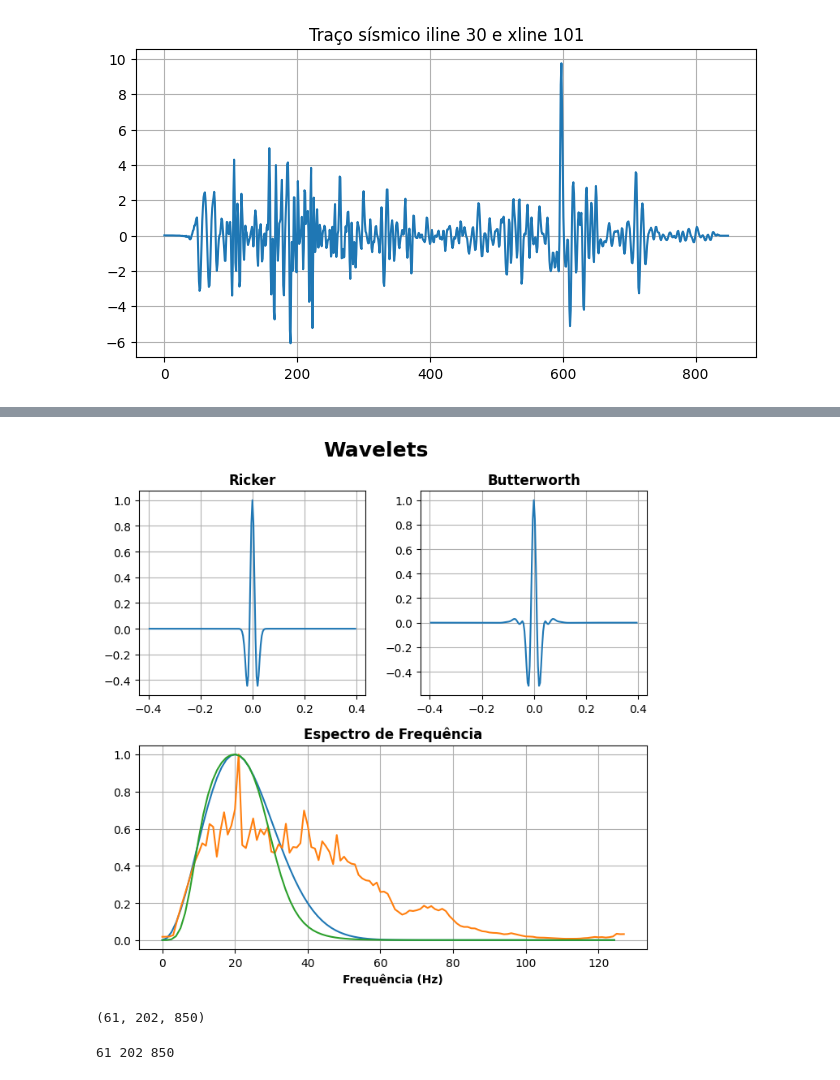
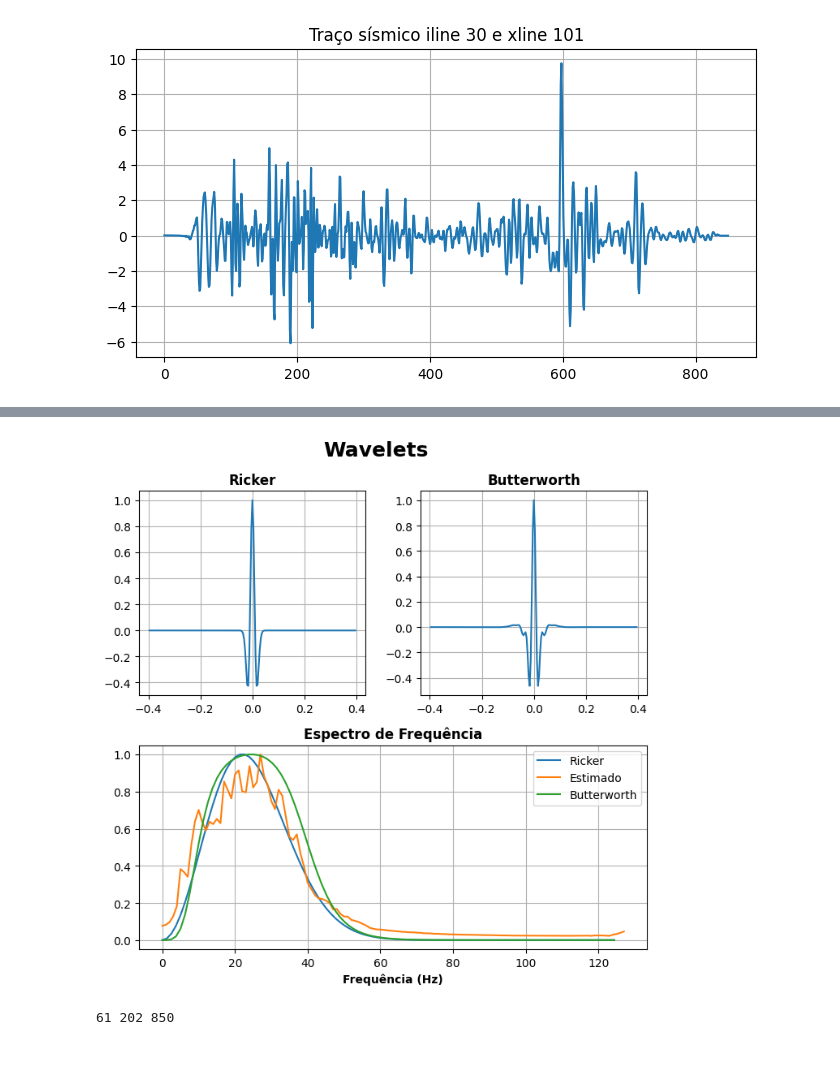
Before and after one commit to albano-a/InvertLab, a Jupyter notebook: normal_equations.ipynb, the cells around one changed output, grey strips where cells are left out. Cells and saved outputs as stored; diff of their text form; code cells hidden in the pictures.

```diff
--- a/normal_equations.ipynb
+++ b/normal_equations.ipynb
@@ -127,38 +135,0 @@ plt.plot(wav_est)
-# %%
-def estimate_wavelet_deterministic(seismic_data, sampling_rate):
-    """
-    Estimate the deterministic wavelet from seismic data.
-
-    Parameters:
-    seismic_data (np.ndarray): The seismic data array.
-    tmin (float): The minimum time for the wavelet estimation.
-    tmax (float): The maximum time for the wavelet estimation.
-    trace_min (int, optional): The minimum trace index for slicing. Defaults to None.
-    trace_max (int, optional): The maximum trace index for slicing. Defaults to None.
-
-    Returns:
-    pd.DataFrame: A DataFrame containing the time and amplitude of the estimated wavelet.
-    np.ndarray: The estimated wavelet.
-    np.ndarray: The frequency values.
-    np.ndarray: The FFT of the estimated wavelet.
-    """
-    nt_wav = 16
-    nfft = 2**8
-
-    fft_result = np.fft.fft(seismic_data, nfft, axis=-1)
-
-    wav_est_fft = np.mean(np.abs(fft_result), axis=0)
-
-    fwest = np.fft.fftfreq(nfft, d=4 / 1000)
-    wav_est = np.real(np.fft.ifft(wav_est_fft)[:nt_wav])
-    wav_est = np.concatenate((np.flipud(wav_est[1:]), wav_est), axis=0)
-    wav_est = wav_est / wav_est.max()
-    fwest = fwest[: nfft // 2]
-    wav_est_fft = wav_est_fft[: nfft // 2]
-
-    dt = sampling_rate / 1000  # Assuming the sampling interval is 4 ms
-    time_values = np.arange(-nt_wav + 1, nt_wav) * dt
-
-    return time_values, wav_est, fwest, wav_est_fft
-
-twav_est, wav_est, fwest, wav_est_fft = estimate_wavelet_deterministic(d[..., 200:400], 4)
@@ -185,8 +136,8 @@ plt.plot(wav_fft_final)
 # %%
 sample = 100
 dt = 4
-pkfq = 20
-highfq = 30
+pkfq = 22
+highfq = 40
 lowfq = 10
 
 twlet, wlet, freqs, fft = hf.generate_ricker(peak_freq=pkfq, samples=sample, dt=dt)
@@ -199,38 +150,35 @@ plt.figure(figsize=(7, 7))
 plt.suptitle("Wavelets", fontsize=18, fontweight="bold")
 
 plt.subplot2grid((2, 2), (0, 0))
 plt.plot(twlet, wlet)
 plt.tick_params(axis="both")
 plt.title("Ricker", fontweight="bold")
 plt.grid()
 
 plt.subplot2grid((2, 2), (0, 1))
 plt.plot(twlet_b, wlet_b)
 plt.tick_params(axis="both")
 plt.title("Butterworth", fontweight="bold")
 plt.grid()
 
 teste = wav_est_fft[:2**8//2]
 
 plt.subplot2grid((2, 2), (1, 0), colspan=2)
 plt.tick_params(axis="both")
 plt.plot(freqs, fft, label="Ricker")
 plt.plot(teste / np.max(teste), label="Estimado")
 plt.title(
     "Espectro de Frequência", fontweight="bold"
 )
 plt.plot(freqs_b, fft_b, label="Butterworth")
 plt.xlabel("Frequência (Hz)", fontweight="bold")
+plt.legend(loc="upper right")
 plt.grid()
 
 plt.tight_layout()
 plt.show()
 # %% [output]
-[figure, old version]
+[figure, new version]
-# %%
-np.shape(d)
-# %% [output]
-(61, 202, 850)
 # %%
 nx, ny, nz = d.shape
 print(nx, ny, nz)
```
Also changed, not shown: parts of 14 cells of this notebook.
